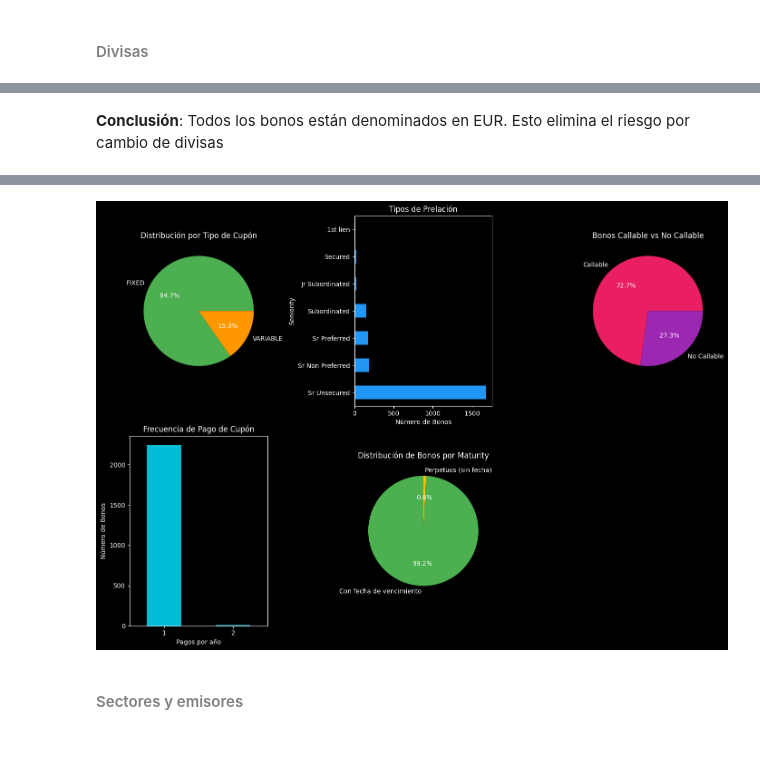
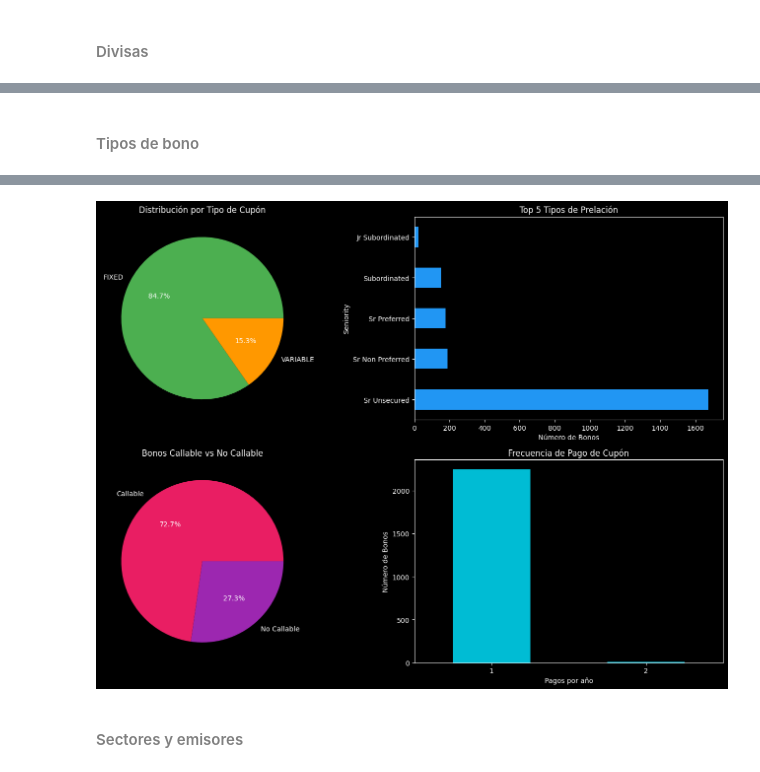
Before and after one commit to Juanjod54/MIAX_TB2.1, a Jupyter notebook: src/TallerRF_AnálisisCartera_Enunciado.ipynb, the cells around one changed output, grey strips where cells are left out. Cells and saved outputs as stored; diff of their text form; code cells hidden in the pictures; blank space fills up the shorter version.

```diff
--- a/src/TallerRF_AnálisisCartera_Enunciado.ipynb
+++ b/src/TallerRF_AnálisisCartera_Enunciado.ipynb
@@ -115,17 +173,17 @@ ANÁLISIS DE DIVISAS:
-# %% [markdown]
-**Conclusión**: Todos los bonos están denominados en EUR. Esto elimina el riesgo por cambio de divisas
+# %% [markdown]
+#### <font color=#808080>Tipos de bono</font>
 # %%
 # Análisis de tipos de bonos
 print(" TIPOS DE BONOS:")
 
+
 # Tipo de cupón
 print("Tipo de Cupón:")
 coupon_types = universo['Coupon Type'].value_counts()
-for coupon, quantity in coupon_types.items():
-    print(f"  - {coupon}: {quantity} bonos")
+print(coupon_types)
 
 # Visualización
-fig, axes = plt.subplots(2, 3, figsize=(14, 10))
+fig, axes = plt.subplots(2, 2, figsize=(14, 10))
 
 # Gráfico 1: Tipo de cupón
 coupon_types.plot(kind='pie', ax=axes[0,0], autopct='%1.1f%%', colors=['#4CAF50', '#FF9800'])
@@ -133,70 +191,40 @@ axes[0,0].set_title('Distribución por Tipo de Cupón')
 axes[0,0].set_ylabel('')
 
 # Prelación
-print("Prelación (Seniority):")
+print("\n• Prelación (Seniority):")
 seniority = universo['Seniority'].value_counts()
-for senior, quantity in seniority.items():
-    print(f"  - {senior}: {quantity} bonos")
+print(seniority.head())
 
 # Gráfico 2: Prelación
-seniority.plot(kind='barh', ax=axes[0,1], color='#2196F3')
-axes[0,1].set_title('Tipos de Prelación')
+seniority.head(5).plot(kind='barh', ax=axes[0,1], color='#2196F3')
+axes[0,1].set_title('Top 5 Tipos de Prelación')
 axes[0,1].set_xlabel('Número de Bonos')
 
 # Callable
-print("Optionalidad (Callable):")
+print("\n• Bonos Callable:")
 callable_analysis = universo['Callable'].value_counts()
-
-for call , quantity in callable_analysis.items():
-    print(f"  - {call}: {quantity} bonos")
-
+print(callable_analysis)
 callable_pct = callable_analysis.get('Y', 0)/len(universo)*100
-print(f"-> {callable_pct:.1f}% de los bonos son callable")
+print(f"→ {callable_pct:.1f}% de los bonos son callable")
 
 # Gráfico 3: Callable
-callable_analysis.plot(kind='pie', ax=axes[0,2], autopct='%1.1f%%',
+callable_analysis.plot(kind='pie', ax=axes[1,0], autopct='%1.1f%%',
                        colors=['#E91E63', '#9C27B0'],
                        labels=['Callable', 'No Callable'])
-axes[0,2].set_title('Bonos Callable vs No Callable')
-axes[0,2].set_ylabel('')
+axes[1,0].set_title('Bonos Callable vs No Callable')
+axes[1,0].set_ylabel('')
 
 # Frecuencia de cupón
-print("Frecuencia de Cupón:")
+print("\n• Frecuencia de Cupón:")
 freq = universo['Coupon Frequency'].value_counts()
-for frequency, quantity in freq.items(): #Cambio el print para que muestre la información más clara
-    print(f"  - {frequency} pago(s) por año: {quantity} bonos")
+print(freq)
 
 # Gráfico 4: Frecuencia
-freq.plot(kind='bar', ax=axes[1,0], color='#00BCD4')
-axes[1,0].set_title('Frecuencia de Pago de Cupón')
-axes[1,0].set_xlabel('Pagos por año')
-axes[1,0].set_ylabel('Número de Bonos')
-axes[1,0].tick_params(axis='x', rotation=0)
-
-
-
-
-# Maturity:
-print("Bonos perpetuos o no (Maturity):")
-
-maturity_date = universo[universo['Maturity'].notna() & (universo['Maturity'] != '')]
-no_maturity_date= universo[universo['Maturity'].isna() | (universo['Maturity'] == '')]
-
-print(f"  - Bonos con fecha de vencimiento: {len(maturity_date)}")
-print(f"  - Bonos perpetuos (sin fecha): {len(no_maturity_date)}")
-
-print("Para valorar los bonos perpetuos hay que tener en cuenta que la fecha de vencimiento es la de la primera call.")
-
-# Gráfico 4: Maturity
-labels = ['Con fecha de vencimiento', 'Perpetuos (sin fecha)']
-sizes = [len(maturity_date), len(no_maturity_date)]
-colors = ['#4CAF50', '#FFC107']
-
-axes[1,1].pie(sizes, colors=colors, labels=labels, autopct='%1.1f%%', startangle=90)
-axes[1,1].set_title('Distribución de Bonos por Maturity')
-
-# Ocultar el grafico vacio
-axes[1,2].axis('off')
+freq.plot(kind='bar', ax=axes[1,1], color='#00BCD4')
+axes[1,1].set_title('Frecuencia de Pago de Cupón')
+axes[1,1].set_xlabel('Pagos por año')
+axes[1,1].set_ylabel('Número de Bonos')
+axes[1,1].tick_params(axis='x', rotation=0)
 
 plt.tight_layout()
 plt.show()
@@ -221,4 +249,4 @@ Para valorar los bonos perpetuos hay que tener en cuenta que la fecha de vencimi
-[figure, old version]
+[figure, new version]
 # %% [markdown]
 #### <font color=#808080>Sectores y emisores</font>
 # %%
```
Also changed, not shown: parts of 13 cells of this notebook.
